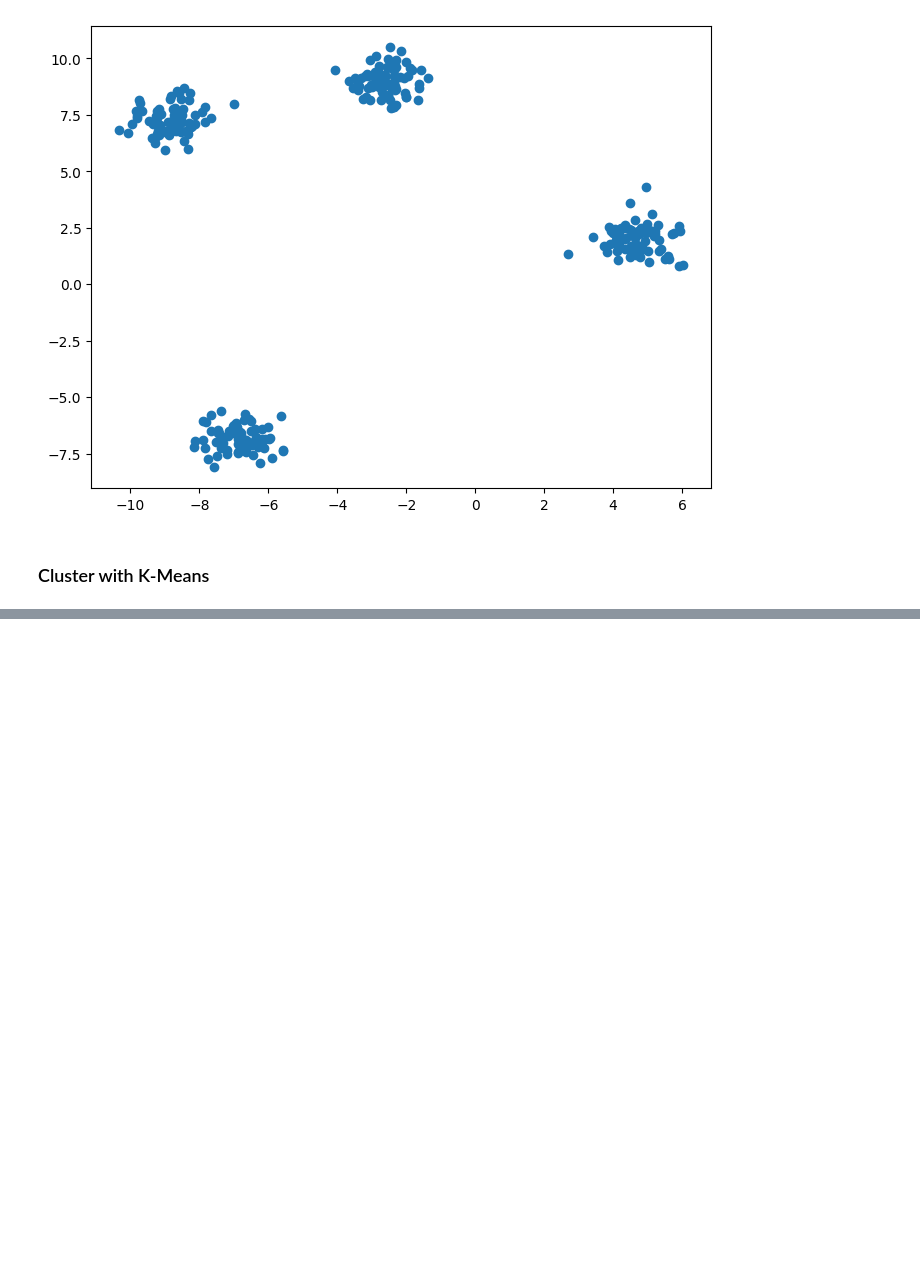
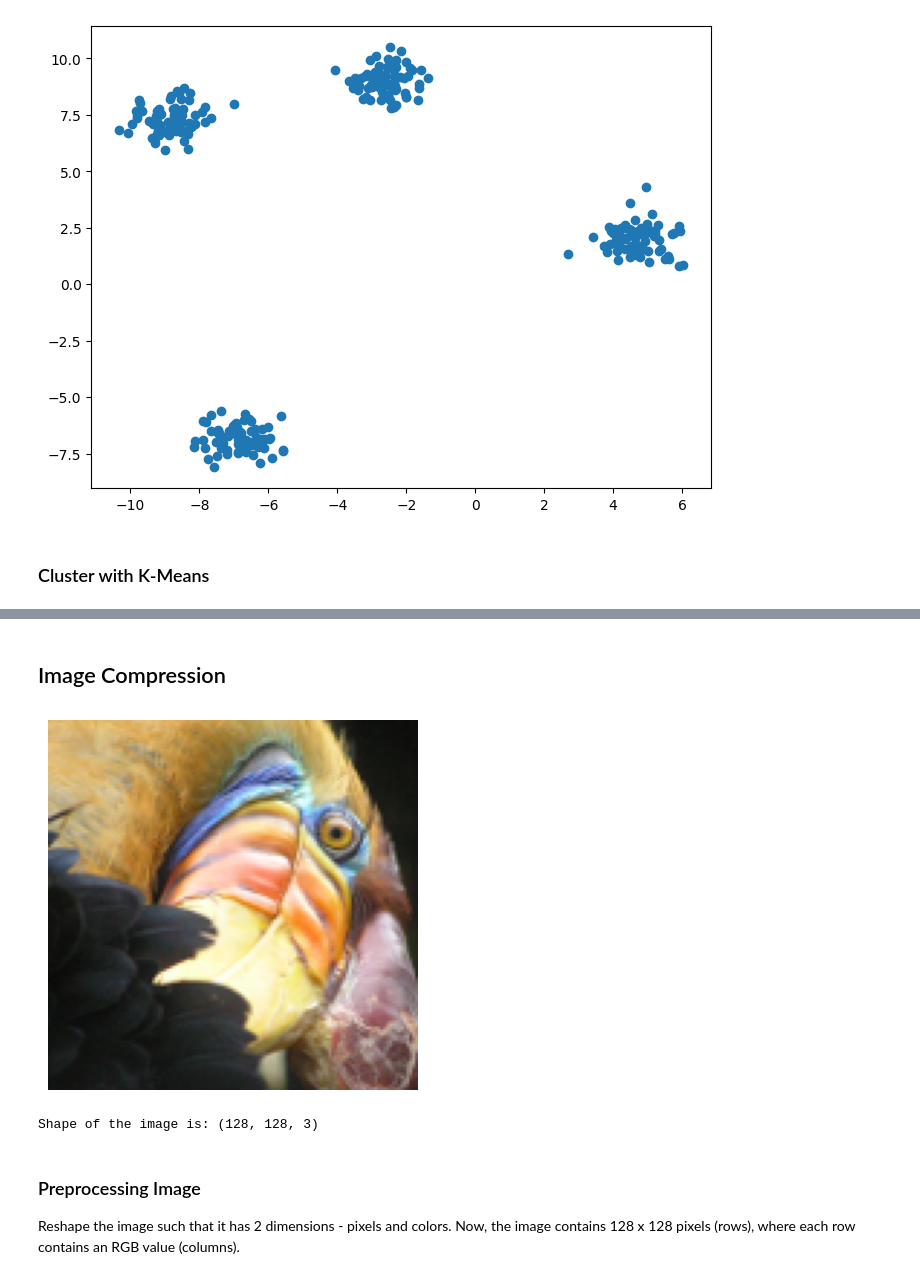
Before and after one commit to wuihee/machine-learning-algorithms, a Jupyter notebook: notebooks/k-means.ipynb, the cells around one changed output, grey strips where cells are left out. Saved outputs shown, nothing was run; the diff lists cells and outputs as text; code cells hidden in the pictures; blank space fills up the shorter version.

```diff
--- a/notebooks/k-means.ipynb
+++ b/notebooks/k-means.ipynb
@@ -75,0 +87,17 @@ plt.show()
+# %% [markdown]
+## Image Compression
+# %%
+original_img = plt.imread("../files/image-compression.png")
+plt.imshow(original_img)
+plt.axis(False)
+plt.show()
+# %% [output]
+[figure, added]
+# %%
+print(f"Shape of the image is: {original_img.shape}")
+# %% [output]
+Shape of the image is: (128, 128, 3)
+# %% [markdown]
+### Preprocessing Image
+
+Reshape the image such that it has 2 dimensions - pixels and colors. Now, the image contains 128 x 128 pixels (rows), where each row contains an RGB value (columns).
```
Also changed, not shown: parts of 8 cells of this notebook, 1 other file.
